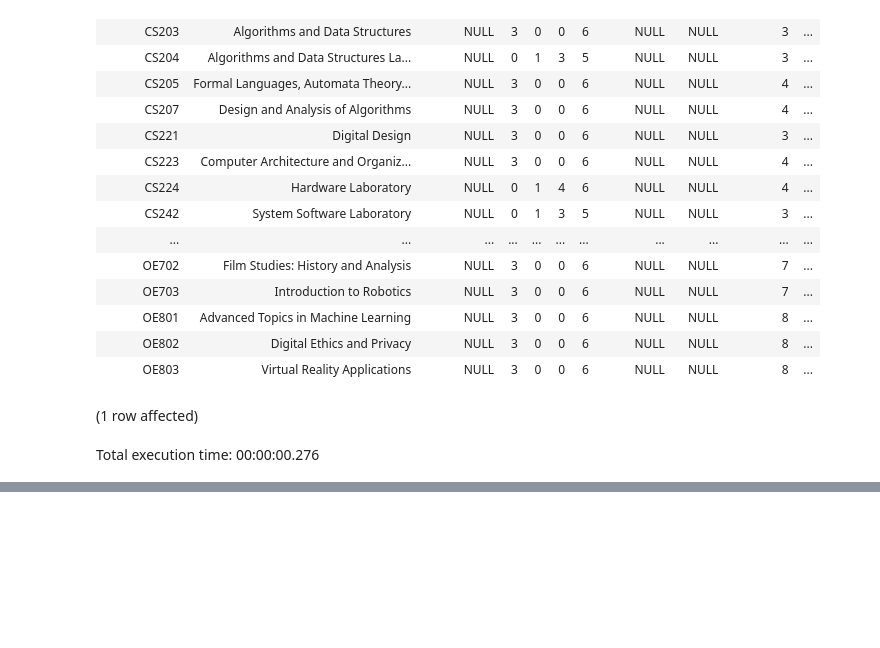
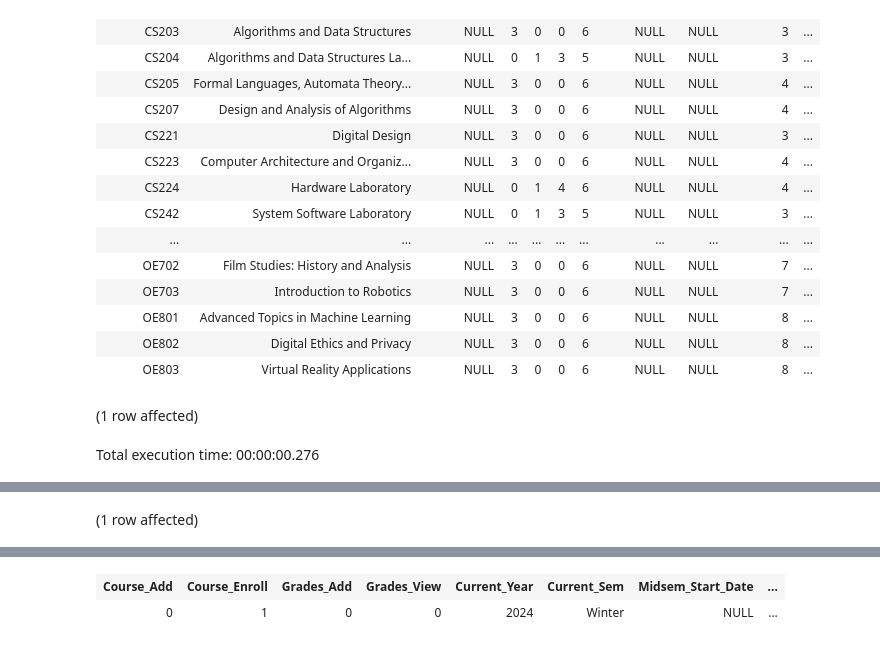
Before and after one commit to addy-1406/CS346_A2, a Jupyter notebook: Code/Database commands/Notebook-1.ipynb, the cells around one changed output, grey strips where cells are left out. Drawn from its saved outputs; the diff is of its cells as text; code cells hidden in the pictures; blank space fills up the shorter version.

```diff
--- a/Code/Database commands/Notebook-1.ipynb
+++ b/Code/Database commands/Notebook-1.ipynb
@@ -716,0 +782,4 @@ Total execution time: 00:00:00.276
+# %%
+select * from permissions;
+# %% [output]
+(1 row affected)
@@ -716,0 +787,2 @@ Total execution time: 00:00:00.276
+| Course_Add | Course_Enroll | Grades_Add | Grades_View | Current_Year | Current_Sem | Midsem_Start_Date | ... |
+| 0 | 1 | 0 | 0 | 2024 | Winter | NULL | ... |
```
Also changed, not shown: parts of 16 cells of this notebook, 7 other files.
